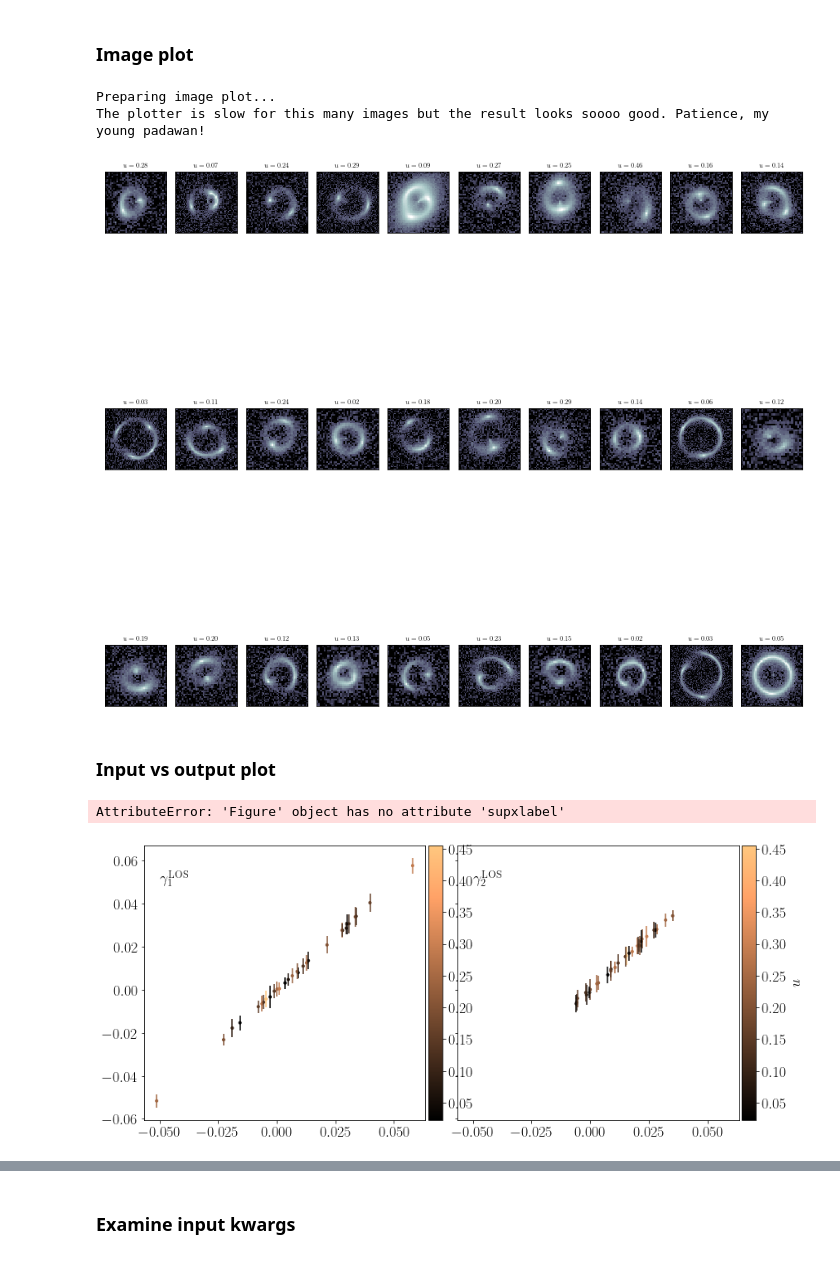
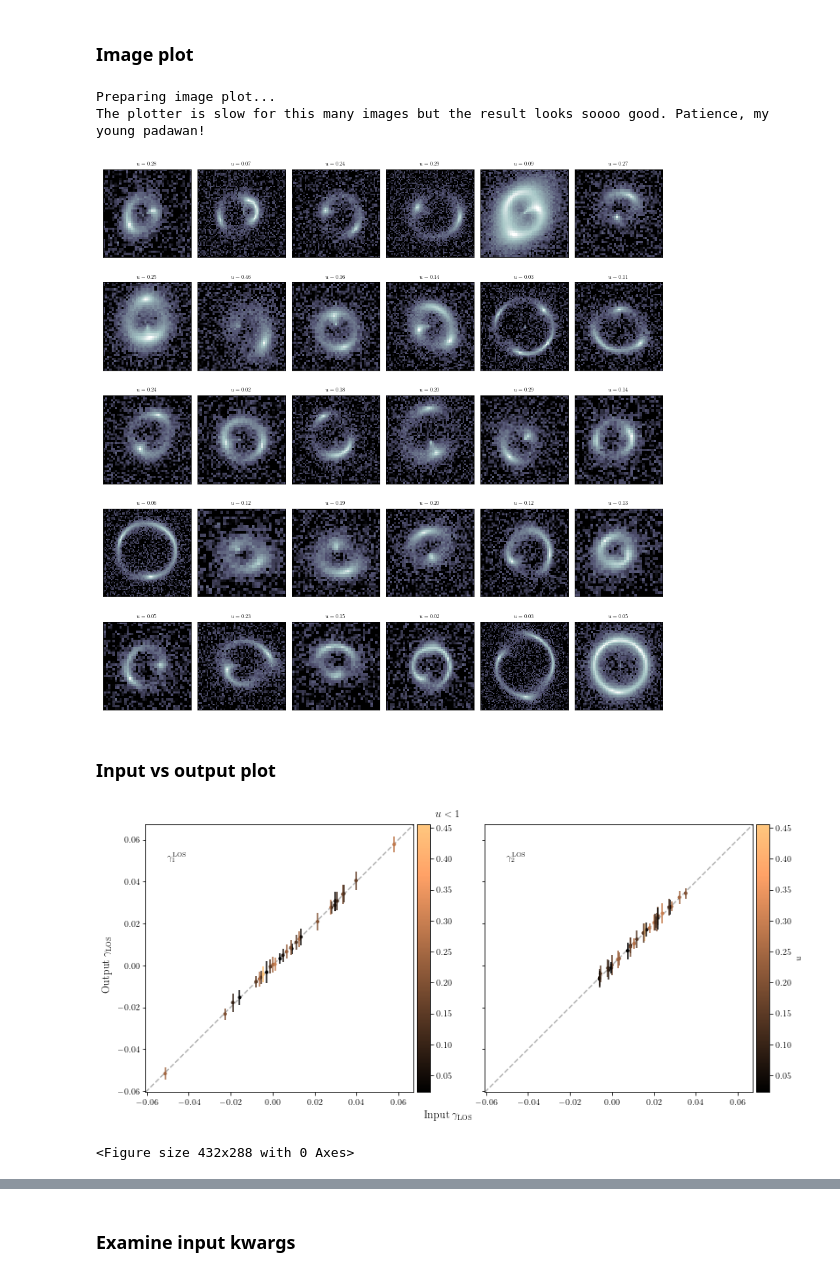
Before and after one commit to nataliehogg/analosis, a Jupyter notebook: analosis/notebooks/analosis_notebook.ipynb, the cells around one changed output, grey strips where cells are left out. Saved outputs shown, nothing was run; the diff lists cells and outputs as text; code cells hidden in the pictures.

```diff
--- a/analosis/notebooks/analosis_notebook.ipynb
+++ b/analosis/notebooks/analosis_notebook.ipynb
@@ -49,6 +49,7 @@ settings = {'scenario': 'composite lens',
             'complexity': 'perfect minimal',
             'lens_light': False,
             'number_of_images': 30,
+            'starting_index':0,
             'MCMC': True,
             'job_name': 'baseline_minimal_no_ll',
             'n_burn': 1000,
@@ -180,15 +181,15 @@ p = Plots(cosmology, path)
 # %% [markdown]
 ### Image plot
 # %%
-p.image_plot(path, settings, number_of_columns=10)
+p.image_plot(path, settings, number_of_columns=6)
 # %% [output]
 Preparing image plot...
 The plotter is slow for this many images but the result looks soooo good. Patience, my young padawan!
-[figure, old version]
+[figure, new version]
 # %% [markdown]
 ### Input vs output plot
 # %%
 p.input_output_plot(path, settings, show_not_converged=True)
 # %% [output]
+[figure, new version]
-AttributeError: 'Figure' object has no attribute 'supxlabel'
+<Figure size 432x288 with 0 Axes>
-[figure, old version]
```
Also changed, not shown: parts of 2 cells of this notebook, 4 other files.
